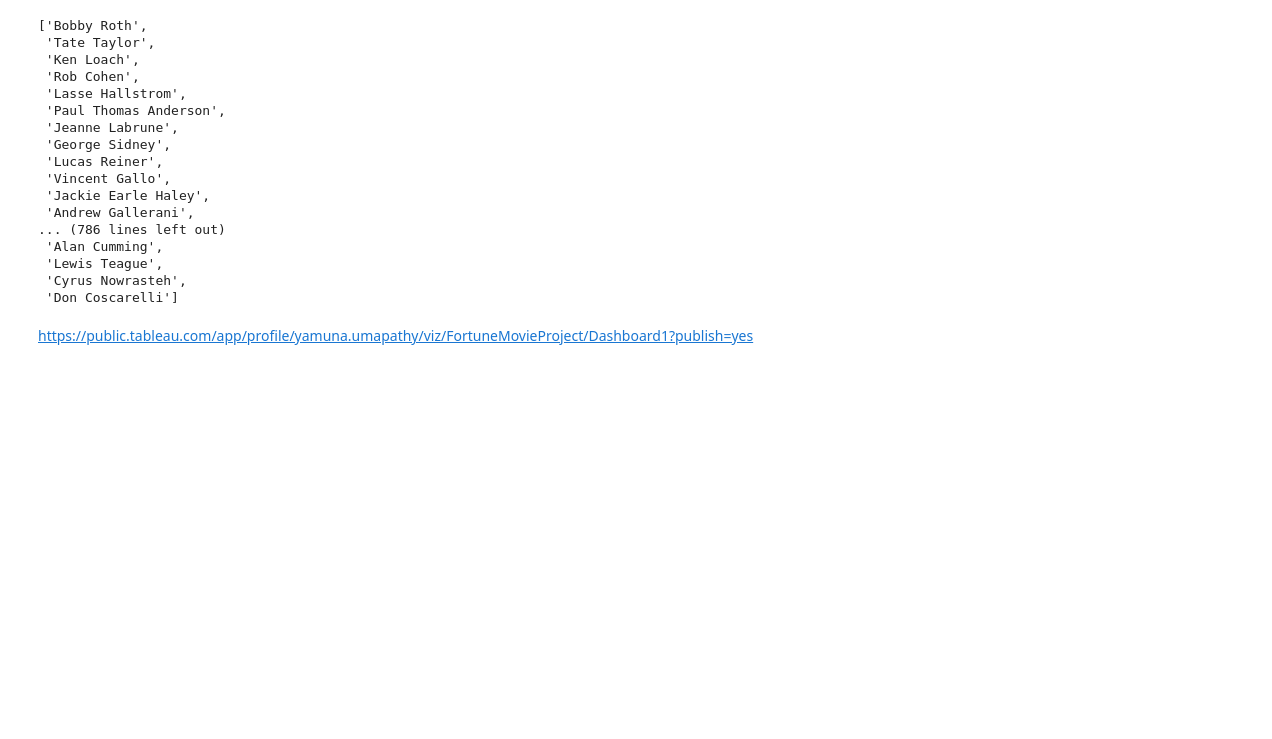
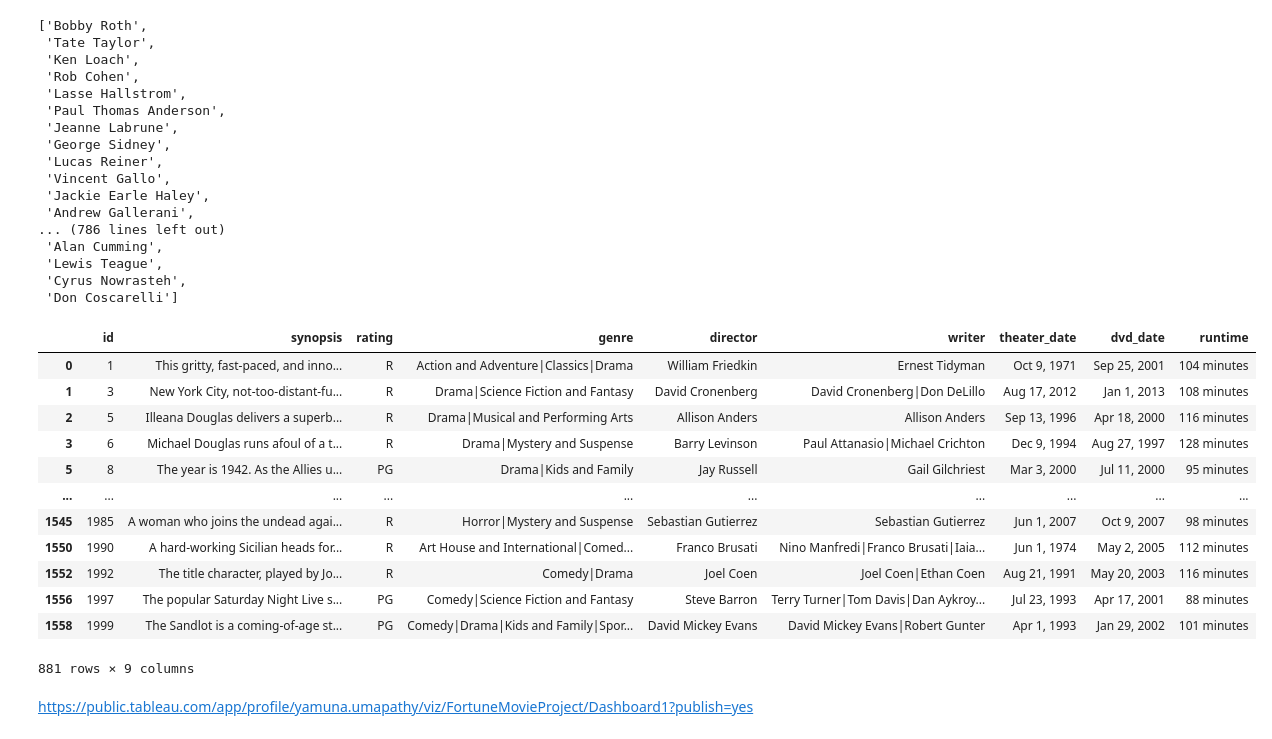
Before and after one commit to YamunaU75/FortuneMoviePhase2, a Jupyter notebook: sample.ipynb, the cells around one changed output. Saved outputs shown, nothing was run; the diff lists cells and outputs as text; code cells hidden in the pictures; blank space fills up the shorter version.

Commit message:
Tableau

```diff
--- a/sample.ipynb
+++ b/sample.ipynb
@@ -1134,5 +1140,22 @@ unique_director
  'Lewis Teague',
  'Cyrus Nowrasteh',
  'Don Coscarelli']
+# %%
+#rt_movie1.to_csv("C:/Users/uyamu/Documents/Phase2/rt_movie_cleaned.csv")
+rt_movie1
+# %% [output]
+|  | id | synopsis | rating | genre | director | writer | theater_date | dvd_date | runtime |
+| 0 | 1 | This gritty, fast-paced, and inno... | R | Action and Adventure|Classics|Drama | William Friedkin | Ernest Tidyman | Oct 9, 1971 | Sep 25, 2001 | 104 minutes |
+| 1 | 3 | New York City, not-too-distant-fu... | R | Drama|Science Fiction and Fantasy | David Cronenberg | David Cronenberg|Don DeLillo | Aug 17, 2012 | Jan 1, 2013 | 108 minutes |
+| 2 | 5 | Illeana Douglas delivers a superb... | R | Drama|Musical and Performing Arts | Allison Anders | Allison Anders | Sep 13, 1996 | Apr 18, 2000 | 116 minutes |
+| 3 | 6 | Michael Douglas runs afoul of a t... | R | Drama|Mystery and Suspense | Barry Levinson | Paul Attanasio|Michael Crichton | Dec 9, 1994 | Aug 27, 1997 | 128 minutes |
+| 5 | 8 | The year is 1942. As the Allies u... | PG | Drama|Kids and Family | Jay Russell | Gail Gilchriest | Mar 3, 2000 | Jul 11, 2000 | 95 minutes |
+| ... | ... | ... | ... | ... | ... | ... | ... | ... | ... |
+| 1545 | 1985 | A woman who joins the undead agai... | R | Horror|Mystery and Suspense | Sebastian Gutierrez | Sebastian Gutierrez | Jun 1, 2007 | Oct 9, 2007 | 98 minutes |
+| 1550 | 1990 | A hard-working Sicilian heads for... | R | Art House and International|Comed... | Franco Brusati | Nino Manfredi|Franco Brusati|Iaia... | Jun 1, 1974 | May 2, 2005 | 112 minutes |
+| 1552 | 1992 | The title character, played by Jo... | R | Comedy|Drama | Joel Coen | Joel Coen|Ethan Coen | Aug 21, 1991 | May 20, 2003 | 116 minutes |
+| 1556 | 1997 | The popular Saturday Night Live s... | PG | Comedy|Science Fiction and Fantasy | Steve Barron | Terry Turner|Tom Davis|Dan Aykroy... | Jul 23, 1993 | Apr 17, 2001 | 88 minutes |
+| 1558 | 1999 | The Sandlot is a coming-of-age st... | PG | Comedy|Drama|Kids and Family|Spor... | David Mickey Evans | David Mickey Evans|Robert Gunter | Apr 1, 1993 | Jan 29, 2002 | 101 minutes |
+881 rows × 9 columns
 # %% [markdown]
 https://public.tableau.com/app/profile/yamuna.umapathy/viz/FortuneMovieProject/Dashboard1?publish=yes
```
Also changed, not shown: parts of 1 cell of this notebook, 3 other files.
